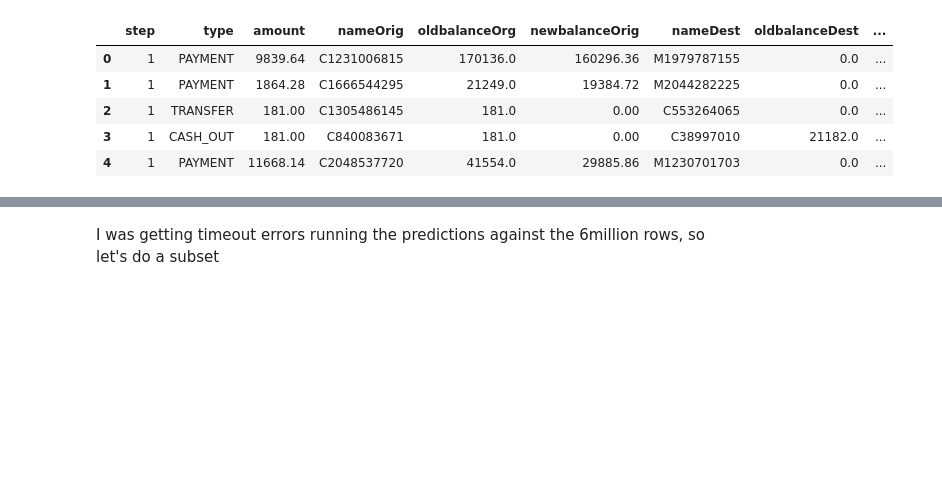
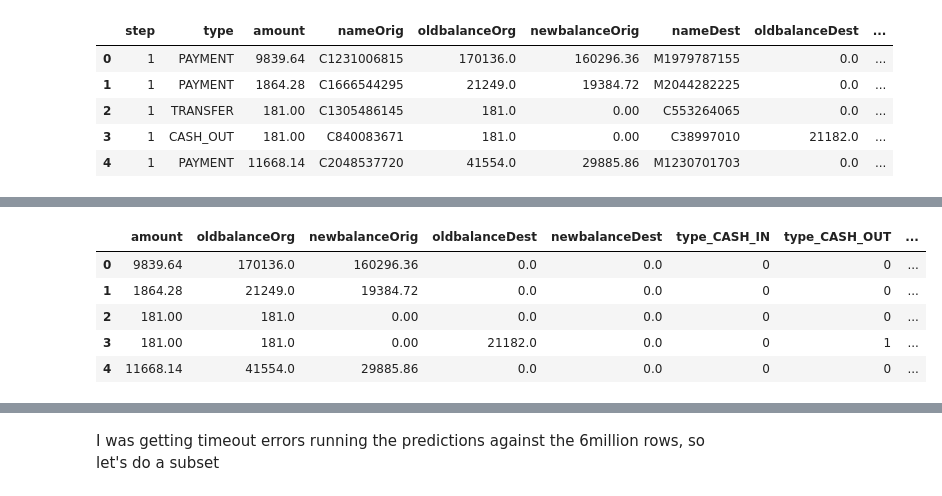
Before and after one commit to tritab/amazon-sagemaker-architecting-for-ml, a Jupyter notebook: cc-fraud/Fraud - Feature Engineering.ipynb, the cells around one changed output, grey strips where cells are left out. Saved outputs shown, nothing was run; the diff lists cells and outputs as text; code cells hidden in the pictures; blank space fills up the shorter version.

```diff
--- a/cc-fraud/Fraud - Feature Engineering.ipynb
+++ b/cc-fraud/Fraud - Feature Engineering.ipynb
@@ -53,0 +74,36 @@ Data uploaded as: s3://scientist-13-jon/sagemaker/fraud/fraud_reduced.csv
+# %%
+amount_scaler = MinMaxScaler()
+scaled_amt_df = amount_scaler.partial_fit(df[['amount']])
+
+oldbalanceOrg_scaler = MinMaxScaler()
+scaled_oldbalanceOrg_df = oldbalanceOrg_scaler.partial_fit(df[['oldbalanceOrg']])
+
+newbalanceOrig_scaler = MinMaxScaler()
+scaled_newbalanceOrig_df = newbalanceOrig_scaler.partial_fit(df[['newbalanceOrig']])
+
+oldbalanceDest_scaler = MinMaxScaler()
+scaled_oldbalanceDest_df = oldbalanceDest_scaler.partial_fit(df[['oldbalanceDest']])
+
+newbalanceDest_scaler = MinMaxScaler()
+scaled_newbalanceDest_df = newbalanceDest_scaler.partial_fit(df[['newbalanceDest']])
+# %%
+amt_scaled = scaled_amt_df.transform(df[['amount']])
+oldbalanceOrg_scaled = scaled_oldbalanceOrg_df.transform(df[['oldbalanceOrg']])
+newbalanceOrig_scaled = scaled_newbalanceOrig_df.transform(df[['newbalanceOrig']])
+oldbalanceDest_scaled = scaled_oldbalanceDest_df.transform(df[['oldbalanceDest']])
+newbalanceDest_scaled = scaled_newbalanceDest_df.transform(df[['newbalanceDest']])
+# %%
+df = df.assign(amt_scaled=pd.DataFrame(amt_scaled, columns=['amt_scaled']))
+df = df.assign(oldbalanceOrg_scaled=pd.DataFrame(oldbalanceOrg_scaled, columns=['oldbalanceOrg']))
+df = df.assign(newbalanceOrig_scaled=pd.DataFrame(newbalanceOrig_scaled, columns=['newbalanceOrig']))
+df = df.assign(oldbalanceDest_scaled=pd.DataFrame(oldbalanceDest_scaled, columns=['oldbalanceDest']))
+df = df.assign(newbalanceDest_scaled=pd.DataFrame(newbalanceDest_scaled, columns=['newbalanceDest']))
+# %%
+df.head()
+# %% [output]
+|  | amount | oldbalanceOrg | newbalanceOrig | oldbalanceDest | newbalanceDest | type_CASH_IN | type_CASH_OUT | ... |
+| 0 | 9839.64 | 170136.0 | 160296.36 | 0.0 | 0.0 | 0 | 0 | ... |
+| 1 | 1864.28 | 21249.0 | 19384.72 | 0.0 | 0.0 | 0 | 0 | ... |
+| 2 | 181.00 | 181.0 | 0.00 | 0.0 | 0.0 | 0 | 0 | ... |
+| 3 | 181.00 | 181.0 | 0.00 | 21182.0 | 0.0 | 0 | 1 | ... |
+| 4 | 11668.14 | 41554.0 | 29885.86 | 0.0 | 0.0 | 0 | 0 | ... |
```
Also changed, not shown: parts of 26 cells of this notebook.
